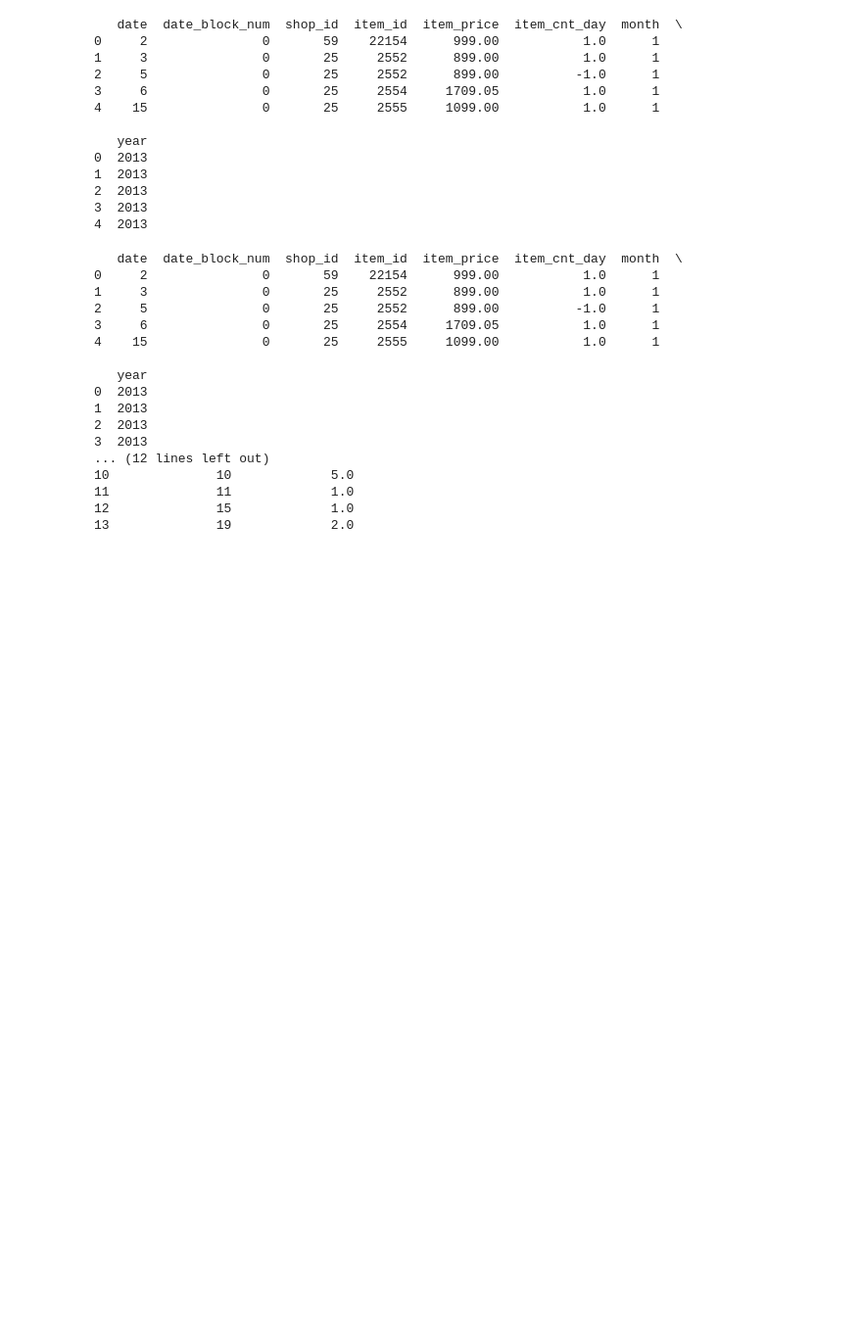
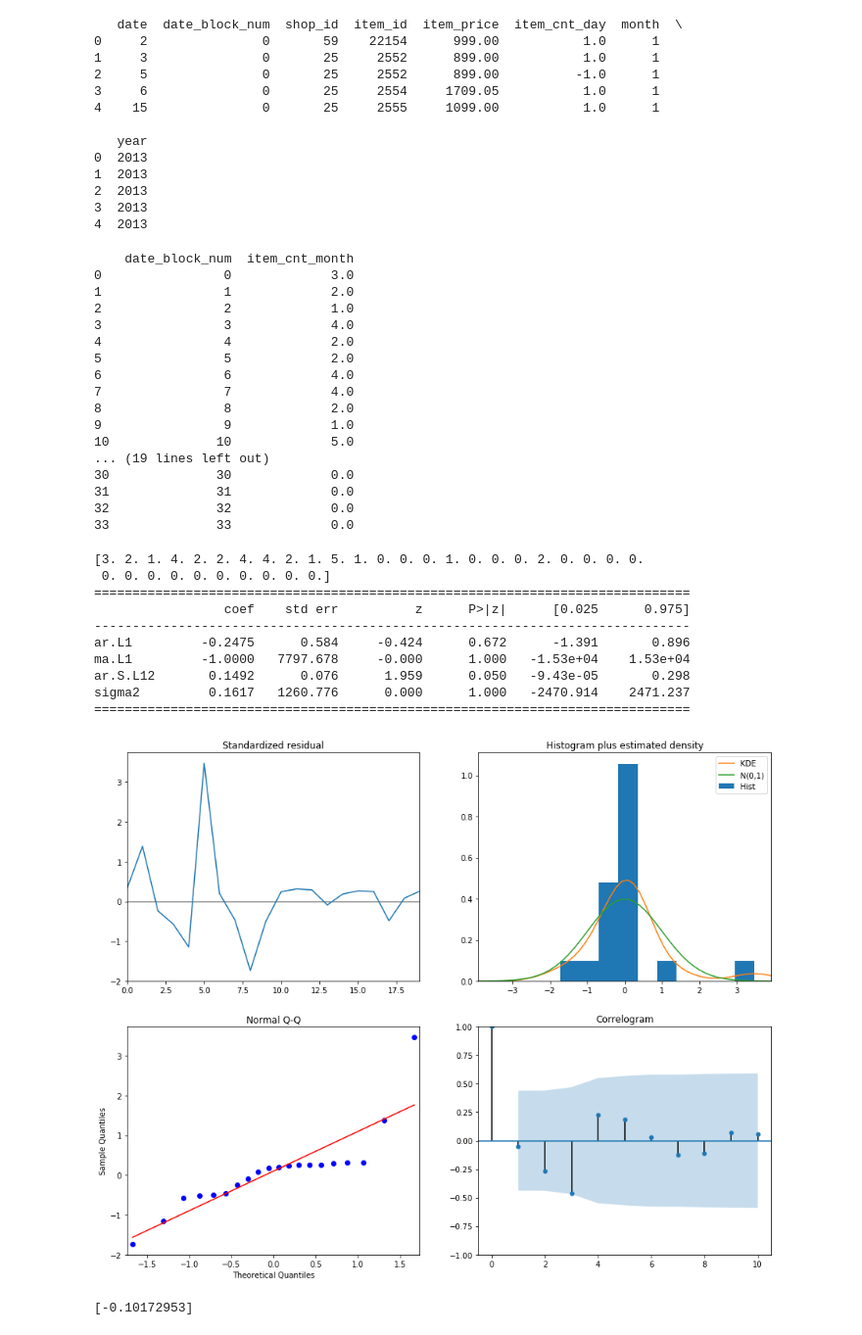
Before and after one commit to PaulGuo5/Predict-Future-Sales, a Jupyter notebook: arima.ipynb, the cells around one changed output. Shown at 98% size. Cells and saved outputs as stored; diff of their text form; code cells hidden in the pictures; blank space fills up the shorter version.

Commit message:
update arima, arima of one item

```diff
--- a/arima.ipynb
+++ b/arima.ipynb
@@ -55,40 +55,50 @@ def groupby_dbn_shopid_item(data):
     month_sales = data.groupby(["date_block_num","shop_id","item_id"])["date","item_price","item_cnt_day"].agg({"date":["min","max"], "item_price":"mean", "item_cnt_day":"sum"})
     return month_sales
 
+def convert(date_block):
+    date = datetime(2013, 1, 1)
+    date += relativedelta(months = date_block)
+    return (date.month, date.year)
+
+
 def get_monthlysales_by_itemid(data, itemid):
     select_by_item = data[data["item_id"]==itemid]
     monthlysales_group = select_by_item.groupby(["date_block_num"])
-    result = (monthlysales_group[["item_cnt_day"]].sum().reset_index())
-
-    result = result.rename(columns={ "item_cnt_day": "item_cnt_month" })
+    monthlysales = (monthlysales_group[["item_cnt_day"]].sum().reset_index())
+    monthlysales = monthlysales.rename(columns={ "item_cnt_day": "item_cnt_month" })
+    #fill date_block_num
+    listdata = [i for i in range(34)]
+    #new_data = pd.DataFrame(columns = ["date_block_num", "item_cnt_month"])
+    new_data = pd.DataFrame(listdata, columns=['date_block_num'])
+    new_data = pd.merge(new_data, monthlysales, how='outer')
+    result = new_data.fillna(0)
     return result
 
 
 data = train
-print(train.head())
 c = Counter(data["item_id"])
 
 monthlysales = get_monthlysales_by_itemid(data, 5527)
 
 print(monthlysales)
 # %% [output]
-   date  date_block_num  shop_id  item_id  item_price  item_cnt_day  month  \
-0     2               0       59    22154      999.00           1.0      1
-1     3               0       25     2552      899.00           1.0      1
-2     5               0       25     2552      899.00          -1.0      1
-3     6               0       25     2554     1709.05           1.0      1
-4    15               0       25     2555     1099.00           1.0      1
-
-   year
-0  2013
-1  2013
-2  2013
-3  2013
-... (12 lines left out)
+    date_block_num  item_cnt_month
+0                0             3.0
+1                1             2.0
+2                2             1.0
+3                3             4.0
+4                4             2.0
+5                5             2.0
+6                6             4.0
+7                7             4.0
+8                8             2.0
+9                9             1.0
 10              10             5.0
-11              11             1.0
-12              15             1.0
-13              19             2.0
+... (19 lines left out)
+30              30             0.0
+31              31             0.0
+32              32             0.0
+33              33             0.0
 # %%
 from scipy import stats
 import matplotlib.pyplot as plt
@@ -103,35 +113,53 @@ def arima_predict(data):
     data = pd.DataFrame(data)
     acf = plot_acf(data,lags=20)
     pacf = plot_pacf(data,lags=20)
     for i in range(3):
         data_diff = data.diff(1)
         diff = data.dropna()
     plt.figure()
     plt.plot(diff)
     '''
 
-    mod = sm.tsa.statespace.SARIMAX(data,
-                                    order=(1, 1, 2),
-                                    seasonal_order=(1, 1, 1, 12),
+    select_data = data["item_cnt_month"].values
+    print(select_data)
+    mod = sm.tsa.statespace.SARIMAX(select_data,
+                                    order=(1, 1, 1),
+                                    seasonal_order=(1, 0, 0, 12),
+                                    max_lag=4,
                                     enforce_stationarity=False,
                                     enforce_invertibility=False)
     results = mod.fit()
     print(results.summary().tables[1])
     results.plot_diagnostics(figsize=(15, 12))
     plt.show()
 
     pred = results.get_prediction(10, dynamic=False)
     pred_ci = pred.conf_int()
     #print(pred_ci.shape)
-    print((results.forecast(5)))
+    print((results.forecast(1)))
     return
 
 dta=[10930,10318,10595,10972,7706,6756,9092,10551,9722,10913,11151,8186,6422,
 6337,11649,11652,10310,12043,7937,6476,9662,9570,9981,9331,9449,6773,6304,9355,
 10477,10148,10395,11261,8713,7299,10424,10795,11069,11602,11427,9095,7707,10767,
 12136,12812,12006,12528,10329,7818,11719,11683,12603,11495,13670,11337,10232,
 13261,13230,15535,16837,19598,14823,11622,19391,18177,19994,14723,15694,13248,
 9543,12872,13101,15053,12619,13749,10228,9725,14729,12518,14564,15085,14722,
 11999,9390,13481,14795,15845,15271,14686,11054,10395]
 
-arima_predict(dta)
+#arima_predict(dta)
+
+arima_predict(monthlysales)
+# %% [output]
+[3. 2. 1. 4. 2. 2. 4. 4. 2. 1. 5. 1. 0. 0. 0. 1. 0. 0. 0. 2. 0. 0. 0. 0.
+ 0. 0. 0. 0. 0. 0. 0. 0. 0. 0.]
+==============================================================================
+                 coef    std err          z      P>|z|      [0.025      0.975]
+------------------------------------------------------------------------------
+ar.L1         -0.2475      0.584     -0.424      0.672      -1.391       0.896
+ma.L1         -1.0000   7797.678     -0.000      1.000   -1.53e+04    1.53e+04
+ar.S.L12       0.1492      0.076      1.959      0.050   -9.43e-05       0.298
+sigma2         0.1617   1260.776      0.000      1.000   -2470.914    2471.237
+==============================================================================
+[figure, added]
+[-0.10172953]
```
Also changed, not shown: 2 other files.
